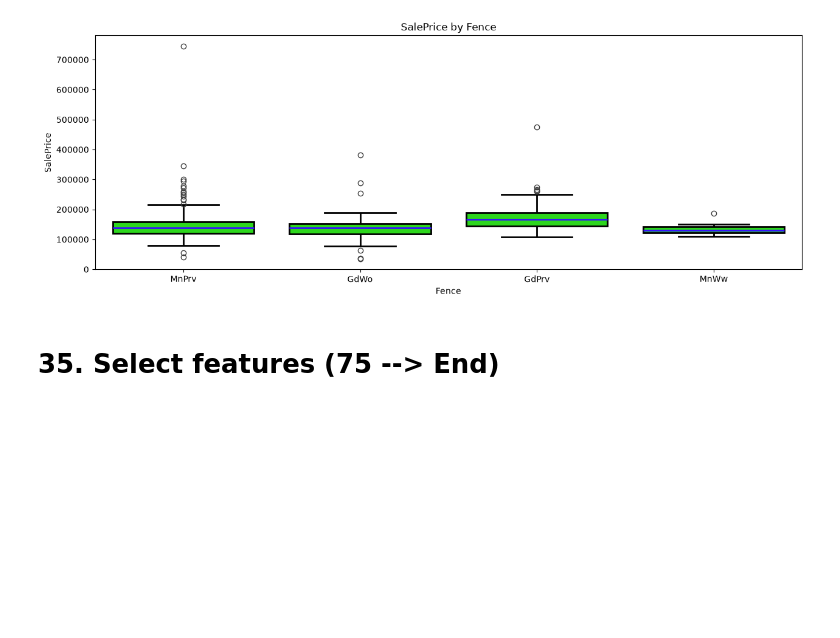
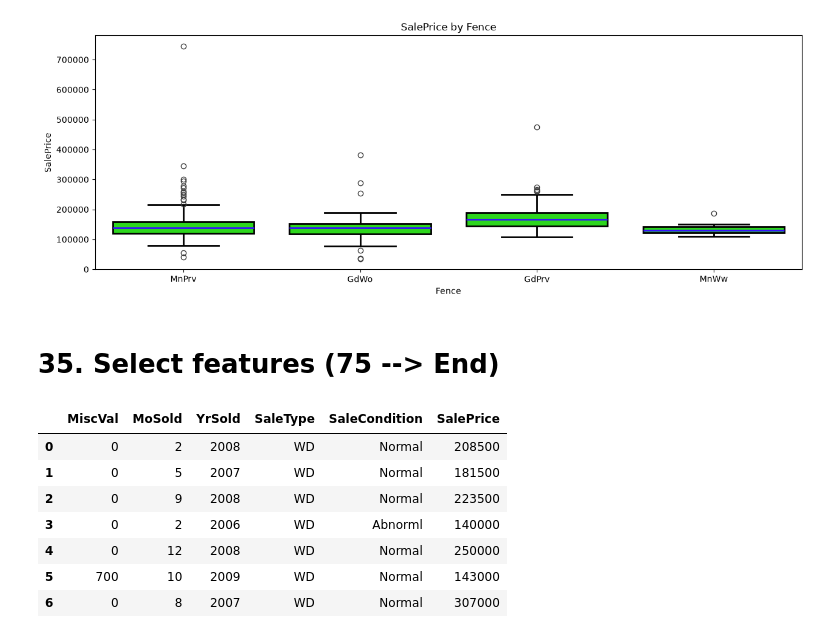
Before and after one commit to charligram/3_prediction_of_house_values, a Jupyter notebook: notebooks/02_EDA.ipynb, the cells around one changed output. Saved outputs shown, nothing was run; the diff lists cells and outputs as text; code cells hidden in the pictures; blank space fills up the shorter version.

Commit message:
fix: change code of iloc for last features

```diff
--- a/notebooks/02_EDA.ipynb
+++ b/notebooks/02_EDA.ipynb
@@ -1435,4 +1435,13 @@ plt.show()
 # %% [markdown]
 # 35. Select features (75 --> End)
 # %%
-df.iloc[:7, ]
+df.iloc[:7, 75:]
+# %% [output]
+|  | MiscVal | MoSold | YrSold | SaleType | SaleCondition | SalePrice |
+| 0 | 0 | 2 | 2008 | WD | Normal | 208500 |
+| 1 | 0 | 5 | 2007 | WD | Normal | 181500 |
+| 2 | 0 | 9 | 2008 | WD | Normal | 223500 |
+| 3 | 0 | 2 | 2006 | WD | Abnorml | 140000 |
+| 4 | 0 | 12 | 2008 | WD | Normal | 250000 |
+| 5 | 700 | 10 | 2009 | WD | Normal | 143000 |
+| 6 | 0 | 8 | 2007 | WD | Normal | 307000 |
```
